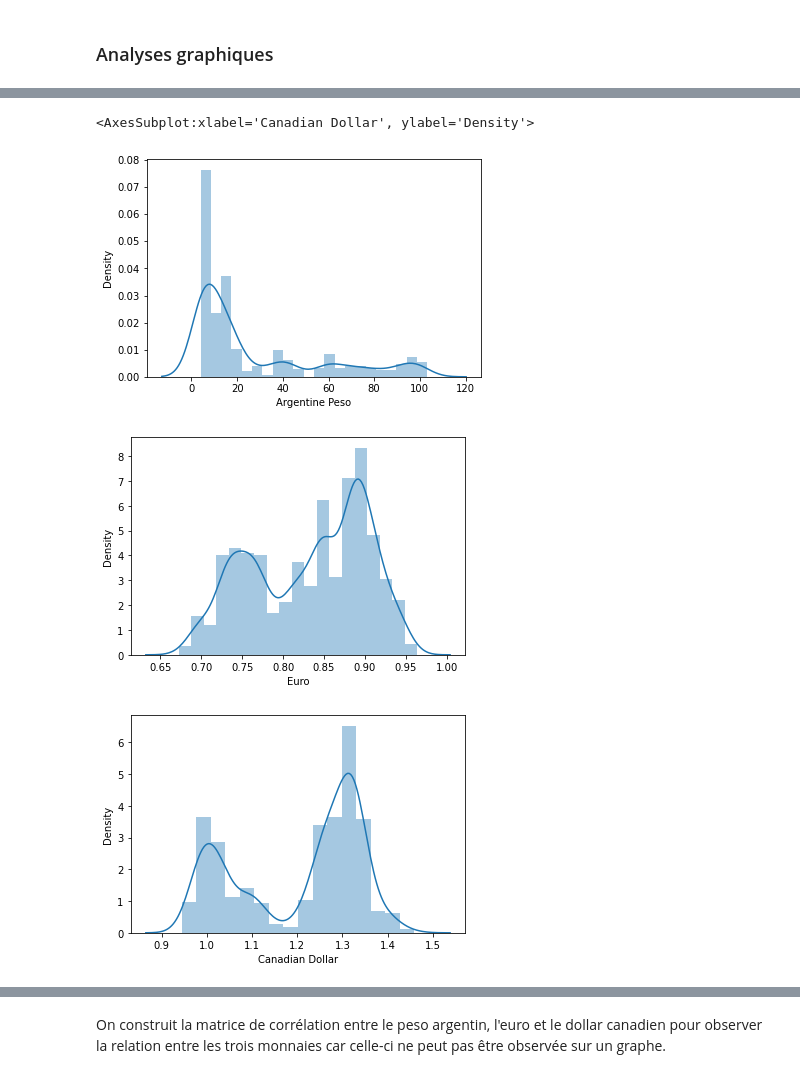
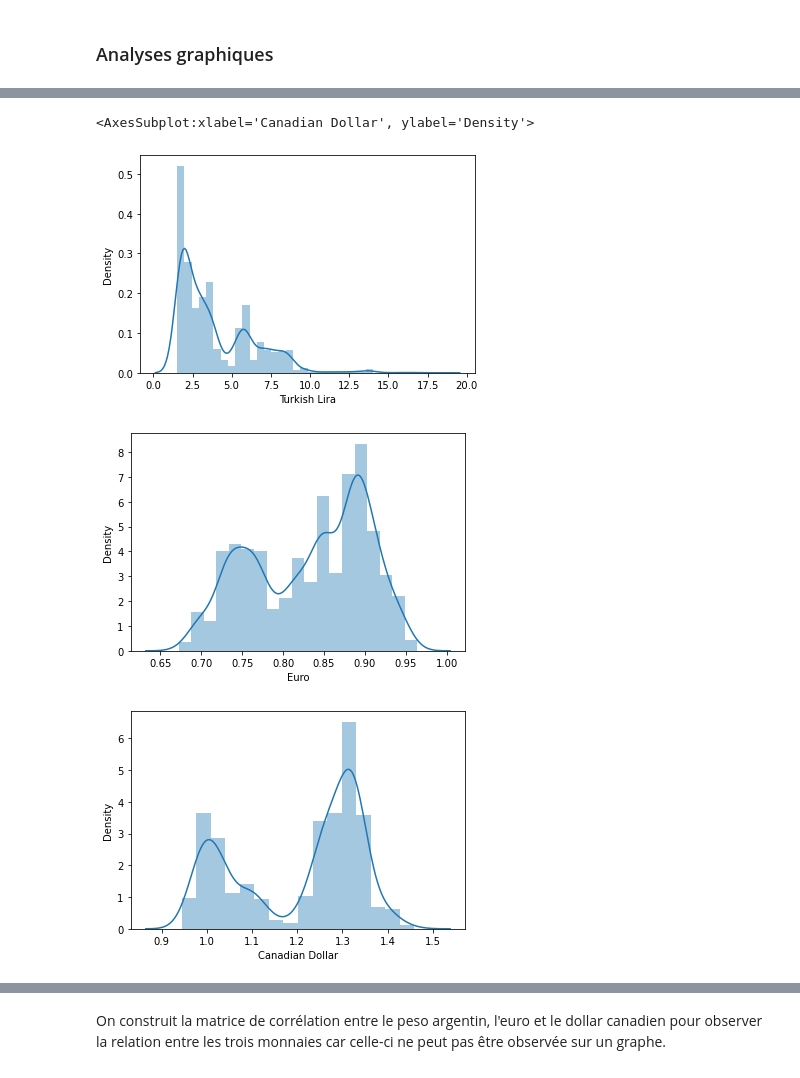
Before and after one commit to AlaaeddineBesbes/DATA731-Market-Movement, a Jupyter notebook: Projet.ipynb, the cells around one changed output, grey strips where cells are left out. Cells and saved outputs as stored; diff of their text form; code cells hidden in the pictures.

```diff
--- a/Projet.ipynb
+++ b/Projet.ipynb
@@ -189,18 +189,18 @@ plt.show()"""
 # %%
 """for col in data.select_dtypes('float'):
     plt.figure()
     sn.distplot(data[col])"""
 plt.figure()
-sn.distplot(data['Argentine Peso'])
+sn.distplot(data['Turkish Lira'])
 
 plt.figure()
 sn.distplot(data['Euro'])
 
 plt.figure()
 sn.distplot(data['Canadian Dollar'])
 # %% [output]
 <AxesSubplot:xlabel='Canadian Dollar', ylabel='Density'>
-[figure, old version]
+[figure, new version]
 [figure]
 [figure]
 # %%
```
Also changed, not shown: parts of 19 cells of this notebook.
